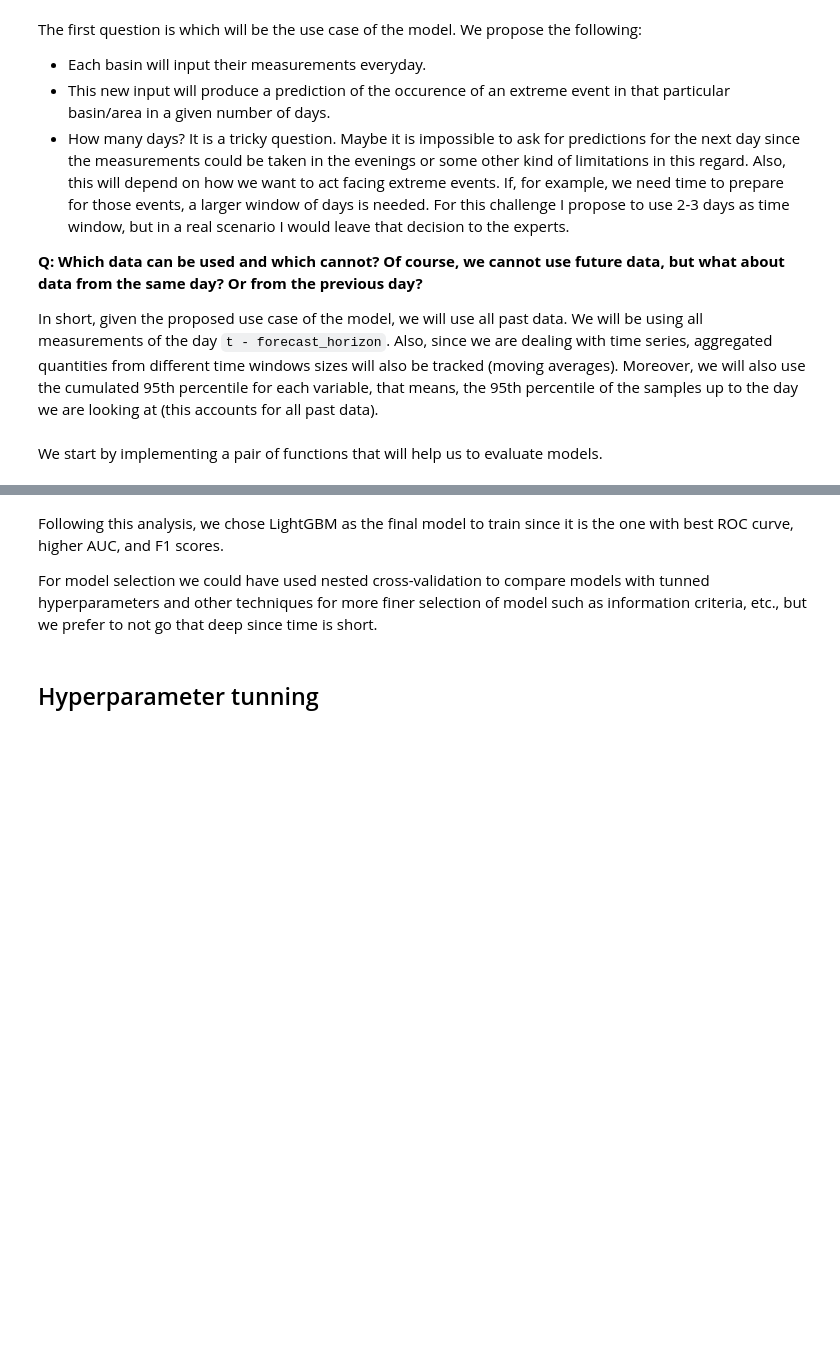
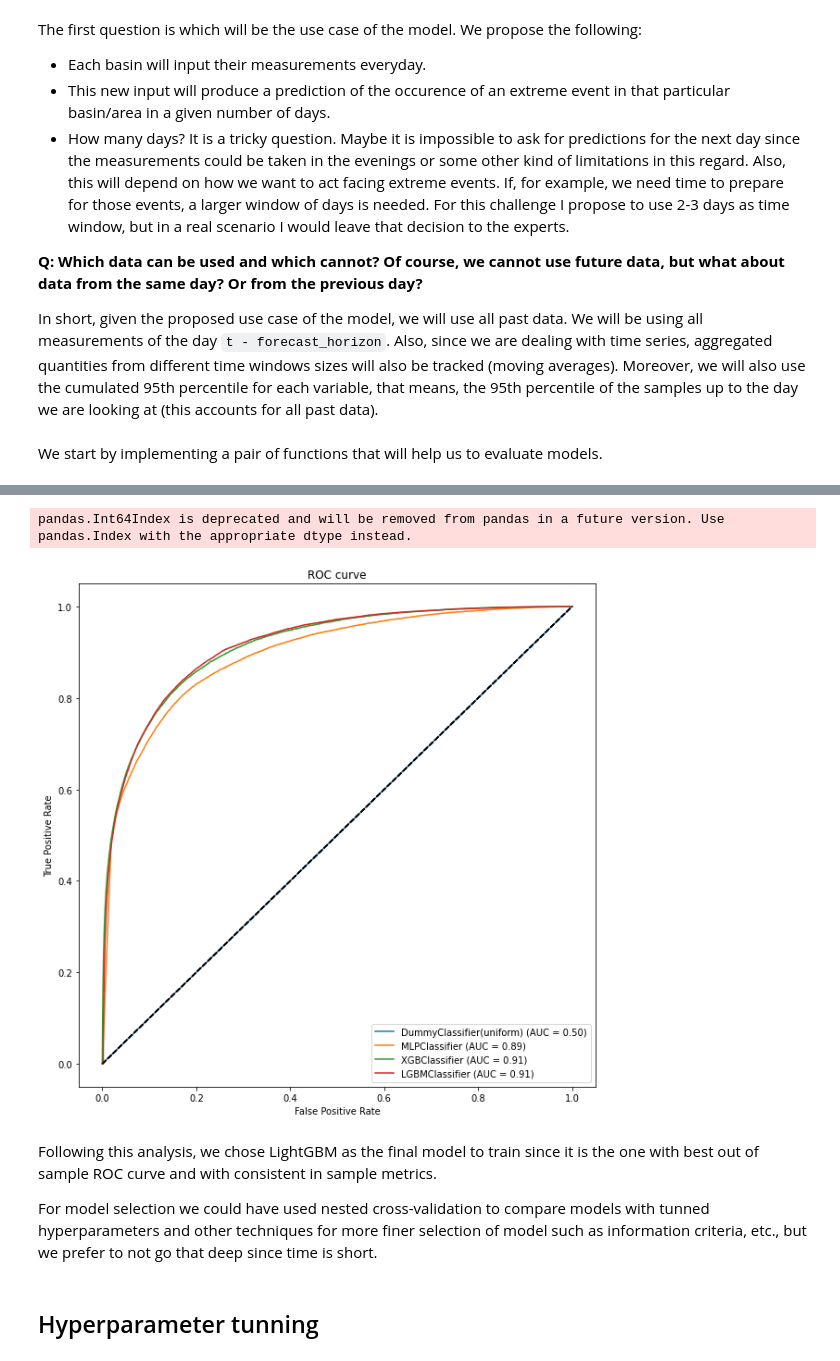
Before and after one commit to fmzhz/watershed-challenge, a Jupyter notebook: notebooks/watersheds.ipynb, the cells around one changed output, grey strips where cells are left out. Saved outputs shown, nothing was run; the diff lists cells and outputs as text; code cells hidden in the pictures; blank space fills up the shorter version.

```diff
--- a/notebooks/watersheds.ipynb
+++ b/notebooks/watersheds.ipynb
@@ -904,13 +888,20 @@ y_pred_lgbc = lgbc.predict_proba(X_test)
 # %%
+y_pred_dummy_uniform = dummy_uniform.predict_proba(X_test)
+y_pred_mlpc = mlpc.predict_proba(X_test)
+y_pred_xgbc = xgbc.predict_proba(X_test)
+y_pred_lgbc = lgbc.predict_proba(X_test)
+
 fig, ax = plt.subplots(figsize=(10, 10))
 
-plot_roc_curve(y_test, y_pred_gnb[:, [1]], estimator_name="GaussianNB", ax=ax)
-plot_roc_curve(y_test, y_pred_sgdc[:, [1]], estimator_name="SGDClassifier", ax=ax)
+plot_roc_curve(y_test, y_pred_dummy_uniform[:, [1]], estimator_name="DummyClassifier(uniform)", ax=ax)
 plot_roc_curve(y_test, y_pred_mlpc[:, [1]], estimator_name="MLPClassifier", ax=ax)
 plot_roc_curve(y_test, y_pred_xgbc[:, [1]], estimator_name="XGBClassifier", ax=ax)
 plot_roc_curve(y_test, y_pred_lgbc[:, [1]], estimator_name="LGBMClassifier", ax=ax)
+# %% [output]
+pandas.Int64Index is deprecated and will be removed from pandas in a future version. Use pandas.Index with the appropriate dtype instead.
+[figure, added]
 # %% [markdown]
-Following this analysis, we chose LightGBM as the final model to train since it is the one with best ROC curve, higher AUC, and F1 scores.
+Following this analysis, we chose LightGBM as the final model to train since it is the one with best out of sample ROC curve and with consistent in sample metrics.
 
 For model selection we could have used nested cross-validation to compare models with tunned hyperparameters and other techniques for more finer selection of model such as information criteria, etc., but we prefer to not go that deep since time is short.
 # %% [markdown]
```
Also changed, not shown: parts of 49 cells of this notebook.
